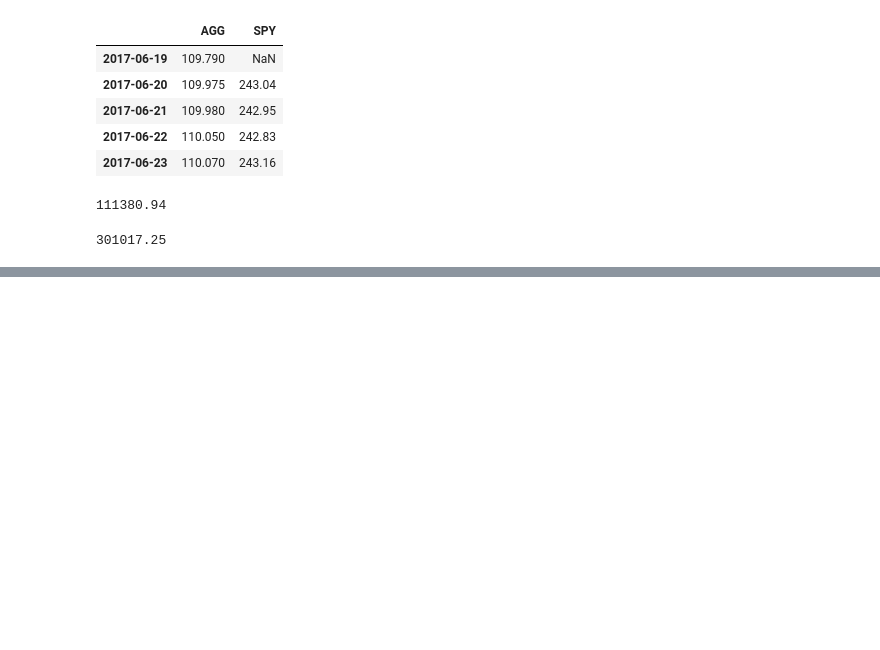
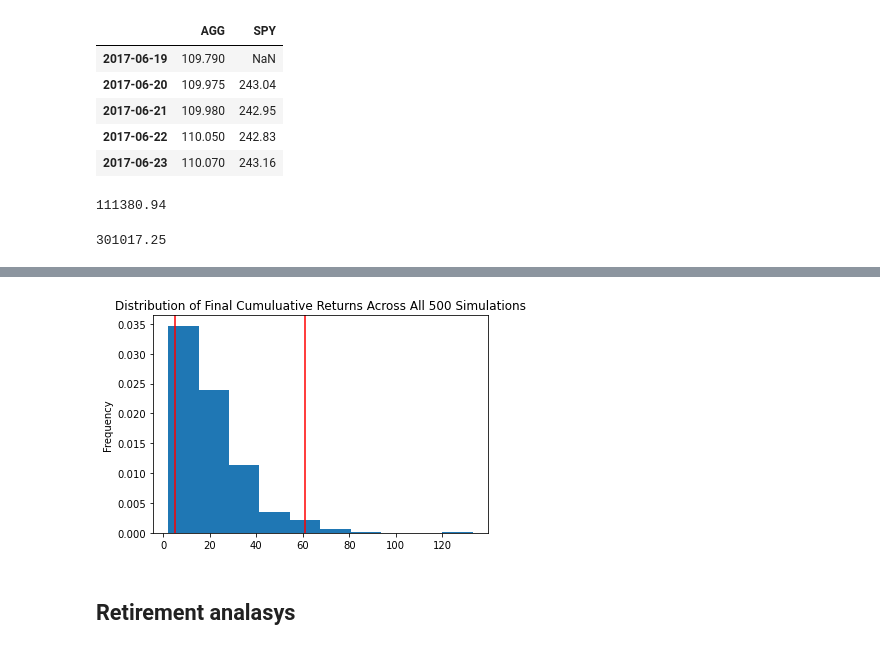
Before and after one commit to Jovan671/Unit_05_Assignment_Api, a Jupyter notebook: main.ipynb, the cells around one changed output, grey strips where cells are left out. Cells and saved outputs as stored; diff of their text form; code cells hidden in the pictures; blank space fills up the shorter version.

```diff
--- a/main.ipynb
+++ b/main.ipynb
@@ -133,0 +286,8 @@ closing_SPY.round(2)
+# %%
+    # Plot probability distribution and confidence intervals
+
+dist_plot = MC_even_dist.plot_distribution()
+# %% [output]
+[figure, added]
+# %% [markdown]
+## Retirement analasys
```
Also changed, not shown: parts of 28 cells of this notebook, 3 other files.
